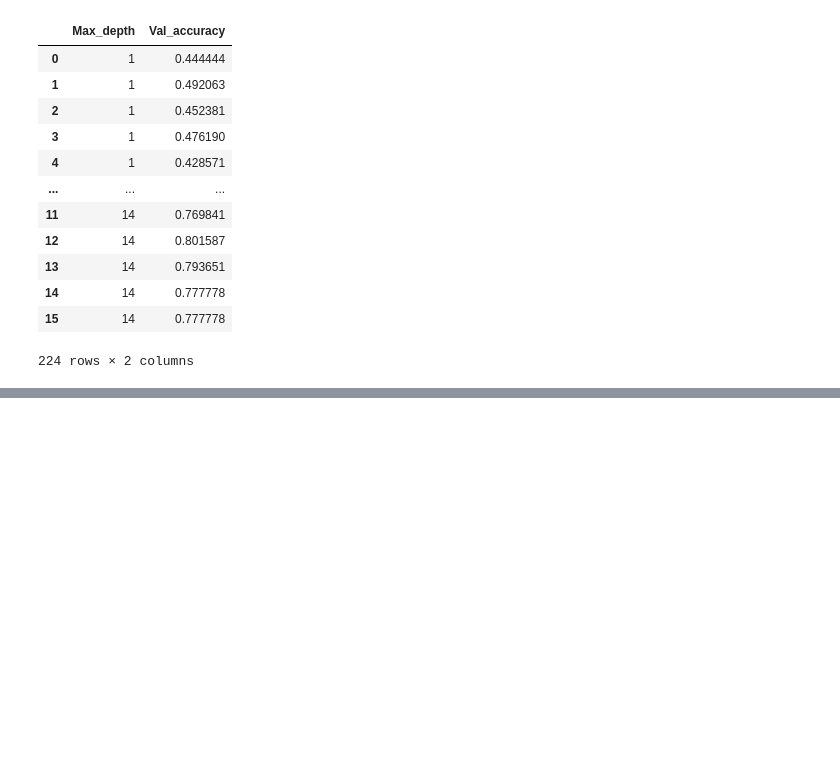
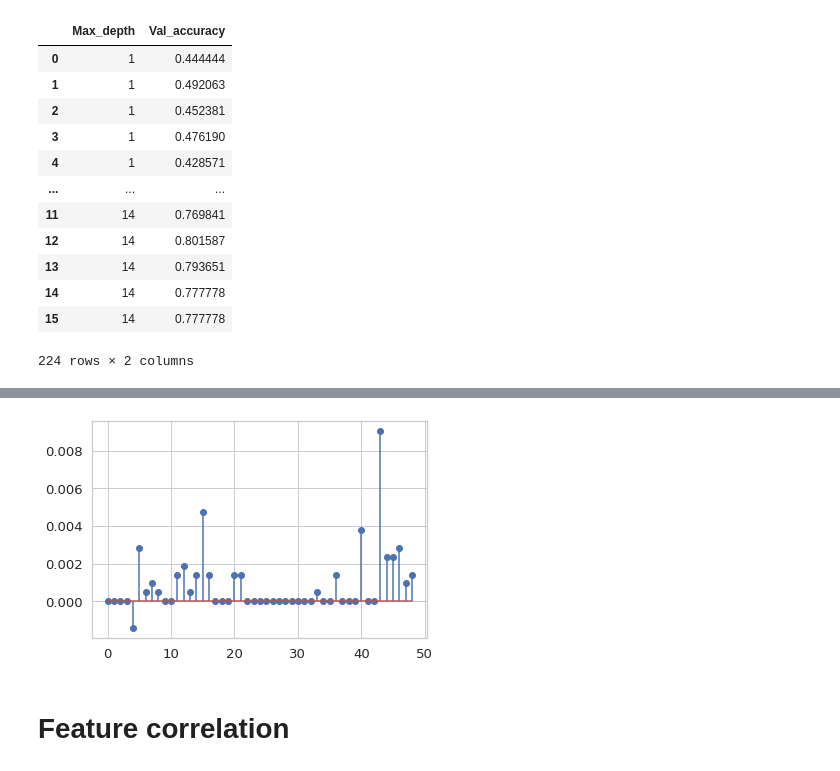
Before and after one commit to KumaranShivam5/gemini, a Jupyter notebook: phase_04/v1.6_finding_best_route_new_data/final_classifier-src-more-analysis.ipynb, the cells around one changed output, grey strips where cells are left out. Saved outputs shown, nothing was run; the diff lists cells and outputs as text; code cells hidden in the pictures; blank space fills up the shorter version.

```diff
--- a/phase_04/v1.6_finding_best_route_new_data/final_classifier-src-more-analysis.ipynb
+++ b/phase_04/v1.6_finding_best_route_new_data/final_classifier-src-more-analysis.ipynb
@@ -426,0 +514,6 @@ plt.show()
+# %%
+base_clf = RandomForestClassifier(n_estimators=500  , max_depth= 10 , min_samples_split= 3, min_samples_leaf= 1 , oob_score=True)
+# %%
+data_x = data_imp_norm.drop(columns=info_col_cl)
+data_y = data_imp_norm['class']
+data_i = data_imp_norm[info_col_cl]
@@ -426,0 +522,3 @@ plt.show()
+# %%
+base_clf.fit(data_x , data_y)
+res = permutation_importance(estimator = base_clf ,X = data_x , y = data_y )
@@ -426,0 +545,7 @@ plt.show()
+# %%
+plt.stem(res['importances_mean'])
+plt.show()
+# %% [output]
+[figure, added]
+# %% [markdown]
+# Feature correlation
```
Also changed, not shown: parts of 56 cells of this notebook, 16 other files.
